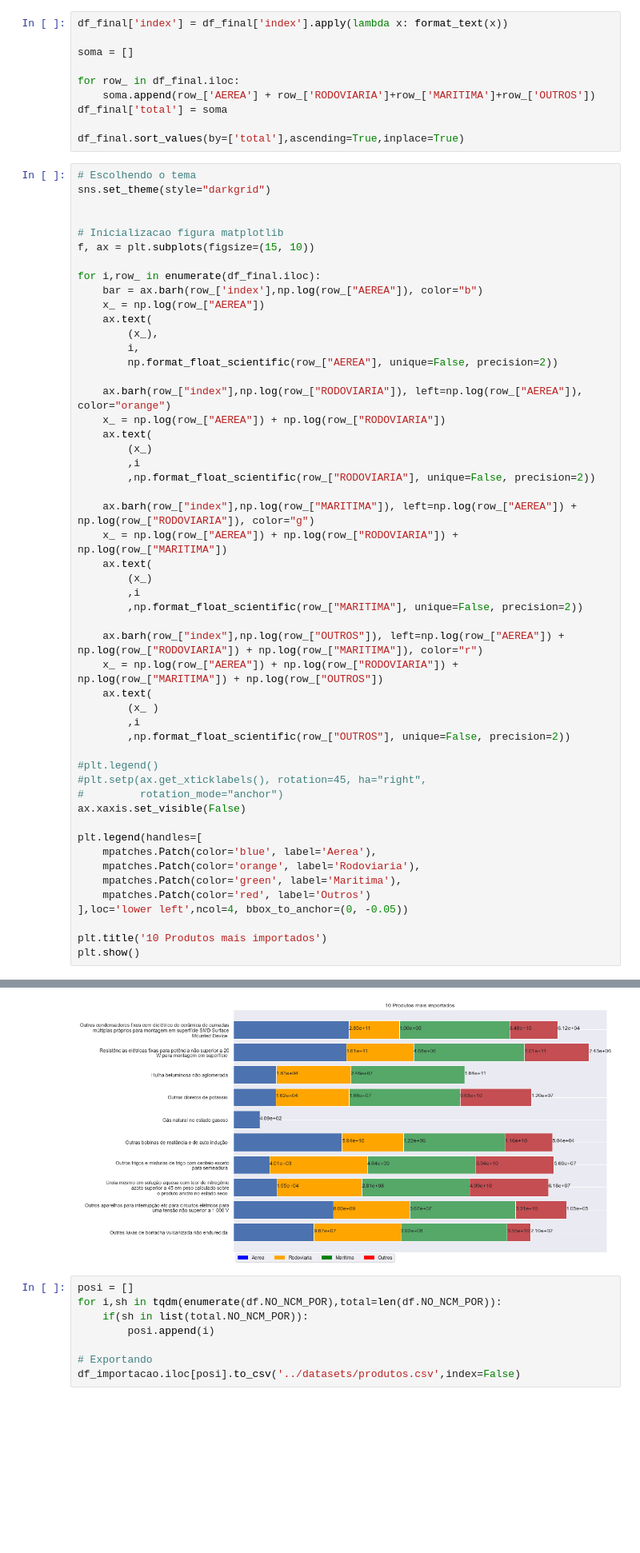
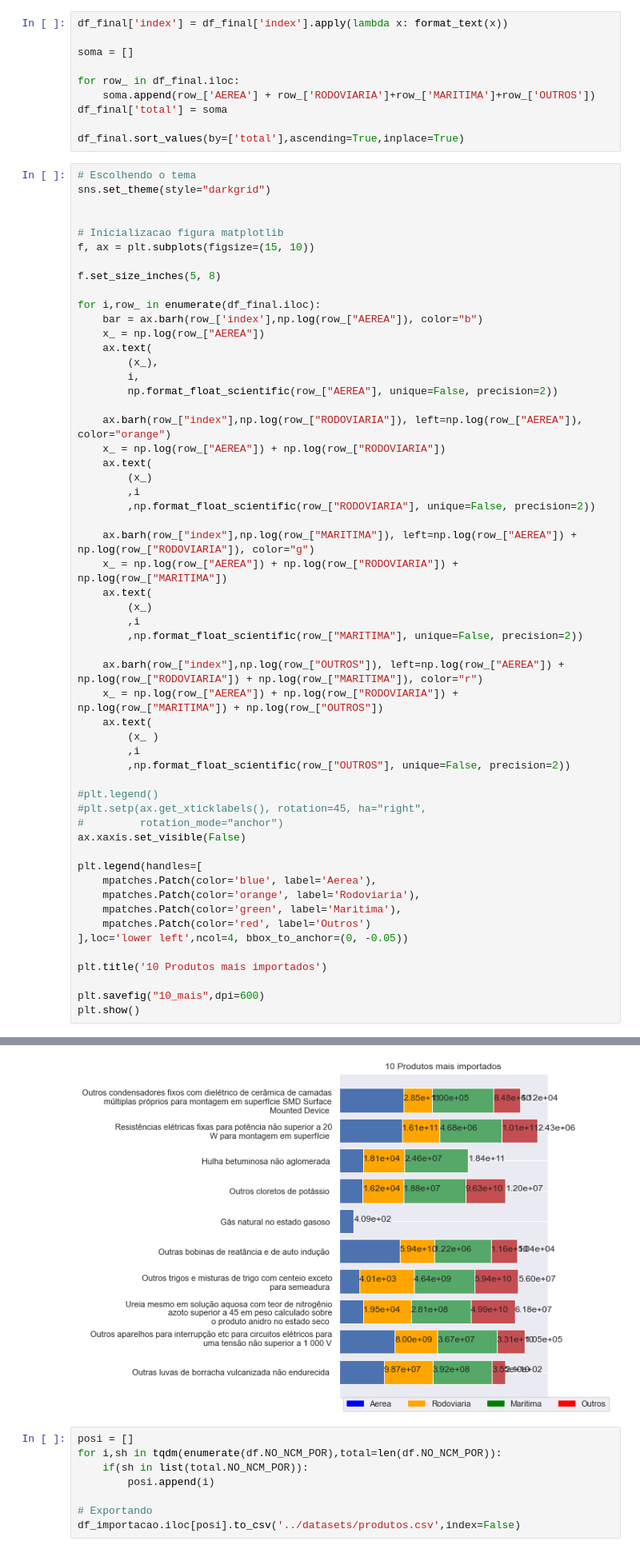
Before and after one commit to Migliorin/Comex-Data-Analysis, a Jupyter notebook: notebooks/analise_dados.ipynb, the cells around one changed output, grey strips where cells are left out. Shown: that part at 80% size. Drawn from its saved outputs; the diff is of its cells as text; blank space fills up the shorter version.

```diff
--- a/notebooks/analise_dados.ipynb
+++ b/notebooks/analise_dados.ipynb
@@ -494,6 +494,8 @@ sns.set_theme(style="darkgrid")
 
 # Inicializacao figura matplotlib
 f, ax = plt.subplots(figsize=(15, 10))
+
+f.set_size_inches(5, 8)
 
 for i,row_ in enumerate(df_final.iloc):
     bar = ax.barh(row_['index'],np.log(row_["AEREA"]), color="b")
@@ -537,6 +539,8 @@ plt.legend(handles=[
 ],loc='lower left',ncol=4, bbox_to_anchor=(0, -0.05))
 
 plt.title('10 Produtos mais importados')
+
+plt.savefig("10_mais",dpi=600)
 plt.show()
 # %% [output]
 posx and posy should be finite values
@@ -550,4 +562,4 @@ posx and posy should be finite values
-[figure, old version]
+[figure, new version]
 # %%
 posi = []
 for i,sh in tqdm(enumerate(df.NO_NCM_POR),total=len(df.NO_NCM_POR)):
```
Also changed, not shown: parts of 12 cells of this notebook, 6 other files.
